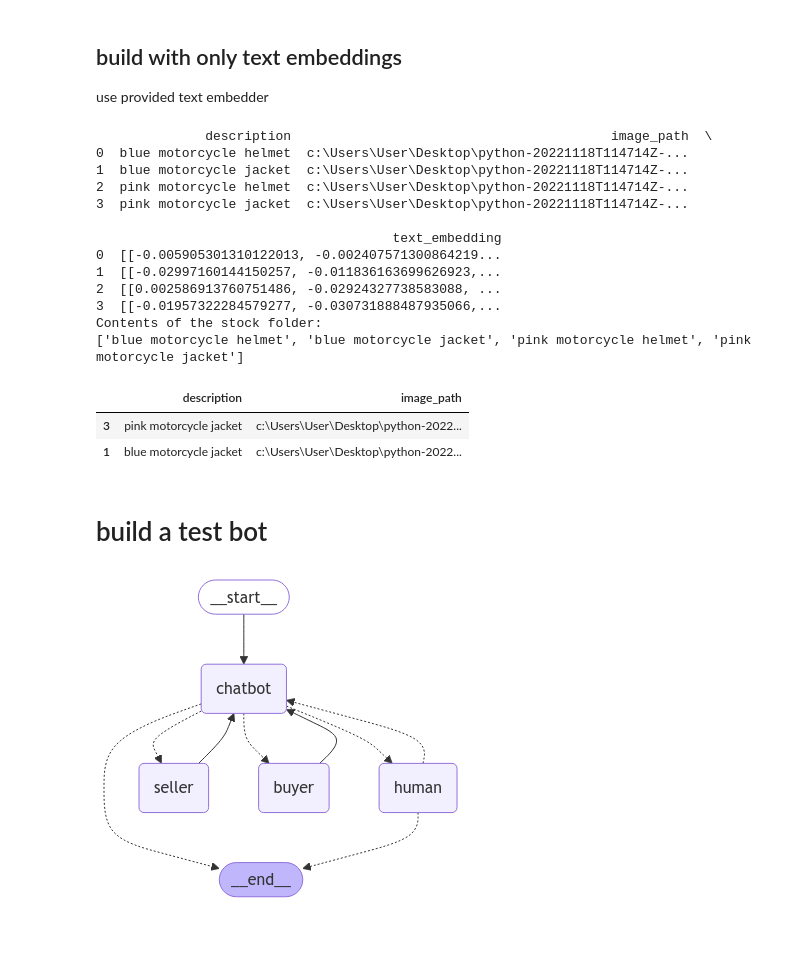
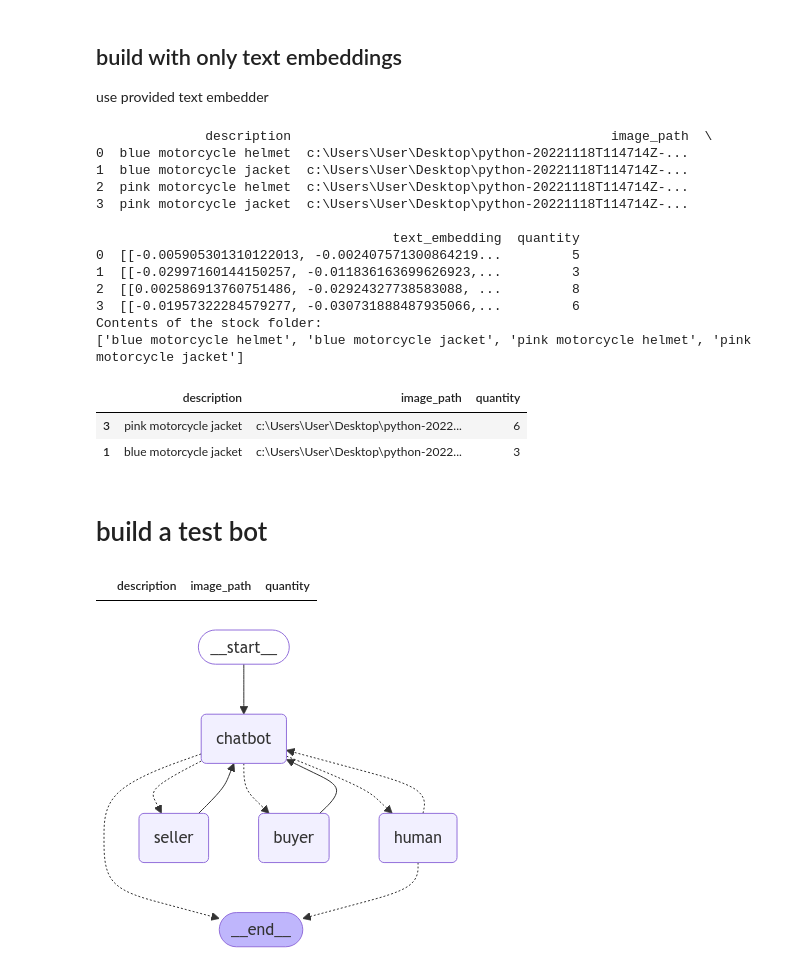
Before and after one commit to lior0110/motorcycle-store-bot, a Jupyter notebook: motorcycle-store-bot.ipynb, the cells around one changed output. Saved outputs shown, nothing was run; the diff lists cells and outputs as text; code cells hidden in the pictures; blank space fills up the shorter version.

```diff
--- a/motorcycle-store-bot.ipynb
+++ b/motorcycle-store-bot.ipynb
@@ -123,7 +125,8 @@ def process_stock_folder(stock_folder):
                     "description": item_description,
                     "image_path": image_path,
                     "image_embedding": image_embed,
-                    "text_embedding": text_embed
+                    "text_embedding": text_embed,
+                    "quantity": randint(1, 10)
                 })
 
     return pd.DataFrame(items)
@@ -212,7 +215,8 @@ def process_stock_folder(stock_folder):
                     "description": item_description,
                     "image_path": image_path,
                     # "image_embedding": image_embed,
-                    "text_embedding": text_embed
+                    "text_embedding": text_embed,
+                    "quantity": randint(1, 10)
                 })
 
     return pd.DataFrame(items)
@@ -239,35 +243,35 @@ print(os.listdir(stock_folder))
 2  pink motorcycle helmet  c:\Users\User\Desktop\python-20221118T114714Z-...
 3  pink motorcycle jacket  c:\Users\User\Desktop\python-20221118T114714Z-...
 
-                                      text_embedding
-0  [[-0.005905301310122013, -0.002407571300864219...
-1  [[-0.02997160144150257, -0.011836163699626923,...
-2  [[0.002586913760751486, -0.02924327738583088, ...
-3  [[-0.01957322284579277, -0.030731888487935066,...
+                                      text_embedding  quantity
+0  [[-0.005905301310122013, -0.002407571300864219...         5
+1  [[-0.02997160144150257, -0.011836163699626923,...         3
+2  [[0.002586913760751486, -0.02924327738583088, ...         8
+3  [[-0.01957322284579277, -0.030731888487935066,...         6
 Contents of the stock folder:
 ['blue motorcycle helmet', 'blue motorcycle jacket', 'pink motorcycle helmet', 'pink motorcycle jacket']
 # %%
 # def search_product(query: str) -> List[Dict[str, Any]]:
 #     results = vector_store.similarity_search(query, k=3)
 #     return [{"product_info": doc.page_content, "description": doc.metadata["description"]} for doc in results]
 def search_product(query: str) -> pd.DataFrame:
     """Get item request description from the buyer and return the two most fitting products from the stock database.
 
     Returns:
         a pandas DataFrame of the two most fitting products.
     """
     test_query_embedding = query_embeddings.embed_query(query)
-    scores = stock_df["text_embedding"].apply(lambda x: np.array(test_query_embedding) @ np.array(x[0]))
-    return stock_df.loc[scores.sort_values(ascending=False).index[:2],["description","image_path"]]
+    scores = stock_df.loc[stock_df["quantity"]>0,"text_embedding"].apply(lambda x: np.array(test_query_embedding) @ np.array(x[0]))
+    return stock_df.loc[scores.sort_values(ascending=False).index[:2],["description","image_path","quantity"]]
 
 # test_query_text = "i want a pink helmet"
 test_query_text = "find me a jacket"
 # test_query_embedding = query_embeddings.embed_query(test_query_text)
 search_product(test_query_text)
 # %% [output]
-|  | description | image_path |
-| 3 | pink motorcycle jacket | c:\Users\User\Desktop\python-2022... |
-| 1 | blue motorcycle jacket | c:\Users\User\Desktop\python-2022... |
+|  | description | image_path | quantity |
+| 3 | pink motorcycle jacket | c:\Users\User\Desktop\python-2022... | 6 |
+| 1 | blue motorcycle jacket | c:\Users\User\Desktop\python-2022... | 3 |
 # %%
 
 # len(test_query_embedding)
@@ -288,6 +292,14 @@ search_product(test_query_text)
 # # len(stock_df["text_embedding"][0])
 # %% [markdown]
 # build a test bot
+# %%
+order: pd.DataFrame = pd.DataFrame(index=None, columns=["description","image_path","quantity"])
+type(order)
+# state:State = None
+# order = state.get("order", [])
+order
+# %% [output]
+|  | description | image_path | quantity |
 # %%
 
 # Initialize the Gemini model
```
Also changed, not shown: parts of 8 cells of this notebook.
